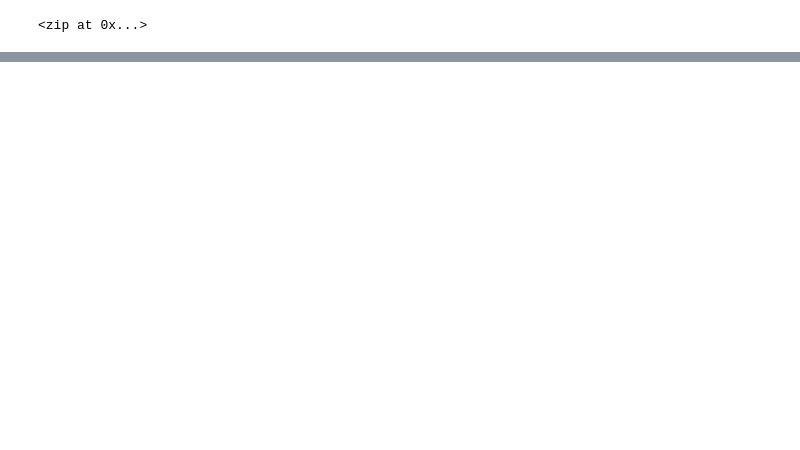
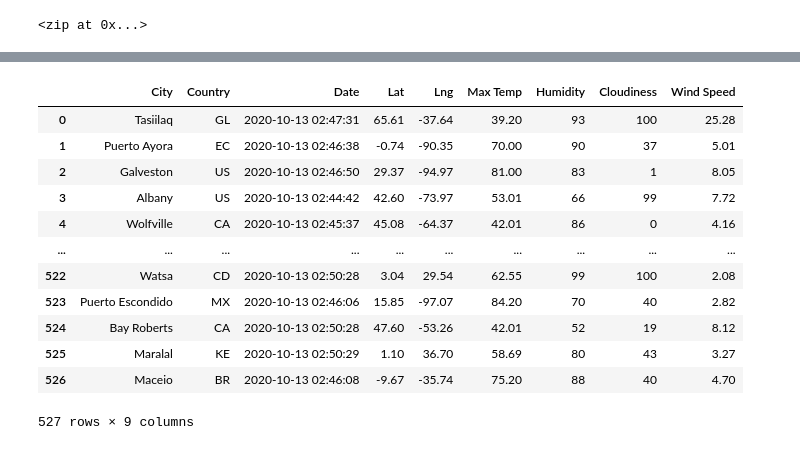
Before and after one commit to catderohan/World_Weather_Analysis, a Jupyter notebook: WeatherPy.ipynb, the cells around one changed output, grey strips where cells are left out. Cells and saved outputs as stored; diff of their text form; code cells hidden in the pictures; blank space fills up the shorter version.

```diff
--- a/WeatherPy.ipynb
+++ b/WeatherPy.ipynb
@@ -33,0 +40,4 @@ len(cities)
+# %%
+# Starting URL for Weather Map API Call.
+url = "http://api.openweathermap.org/data/2.5/weather?units=Imperial&APPID=" + weather_api_key
+print(url)
@@ -33,0 +46,3 @@ len(cities)
+# %%
+city_url = url + "&q=" + "Boston"
+print(city_url)
@@ -33,0 +55,3 @@ len(cities)
+# %%
+city_weather = requests.get(city_url)
+city_weather
@@ -33,0 +175,3 @@ len(cities)
+# %%
+city_data_df = pd.DataFrame(city_data)
+city_data_df.head(10)
@@ -33,0 +190,17 @@ len(cities)
+# %%
+city_data_df = city_data_df[["City", "Country", "Date", "Lat", "Lng", "Max Temp", "Humidity", "Cloudiness", "Wind Speed"]]
+city_data_df
+# %% [output]
+|  | City | Country | Date | Lat | Lng | Max Temp | Humidity | Cloudiness | Wind Speed |
+| 0 | Tasiilaq | GL | 2020-10-13 02:47:31 | 65.61 | -37.64 | 39.20 | 93 | 100 | 25.28 |
+| 1 | Puerto Ayora | EC | 2020-10-13 02:46:38 | -0.74 | -90.35 | 70.00 | 90 | 37 | 5.01 |
+| 2 | Galveston | US | 2020-10-13 02:46:50 | 29.37 | -94.97 | 81.00 | 83 | 1 | 8.05 |
+| 3 | Albany | US | 2020-10-13 02:44:42 | 42.60 | -73.97 | 53.01 | 66 | 99 | 7.72 |
+| 4 | Wolfville | CA | 2020-10-13 02:45:37 | 45.08 | -64.37 | 42.01 | 86 | 0 | 4.16 |
+| ... | ... | ... | ... | ... | ... | ... | ... | ... | ... |
+| 522 | Watsa | CD | 2020-10-13 02:50:28 | 3.04 | 29.54 | 62.55 | 99 | 100 | 2.08 |
+| 523 | Puerto Escondido | MX | 2020-10-13 02:46:06 | 15.85 | -97.07 | 84.20 | 70 | 40 | 2.82 |
+| 524 | Bay Roberts | CA | 2020-10-13 02:50:28 | 47.60 | -53.26 | 42.01 | 52 | 19 | 8.12 |
+| 525 | Maralal | KE | 2020-10-13 02:50:29 | 1.10 | 36.70 | 58.69 | 80 | 43 | 3.27 |
+| 526 | Maceio | BR | 2020-10-13 02:46:08 | -9.67 | -35.74 | 75.20 | 88 | 40 | 4.70 |
+527 rows × 9 columns
```
Also changed, not shown: parts of 11 cells of this notebook, 3 other files.
